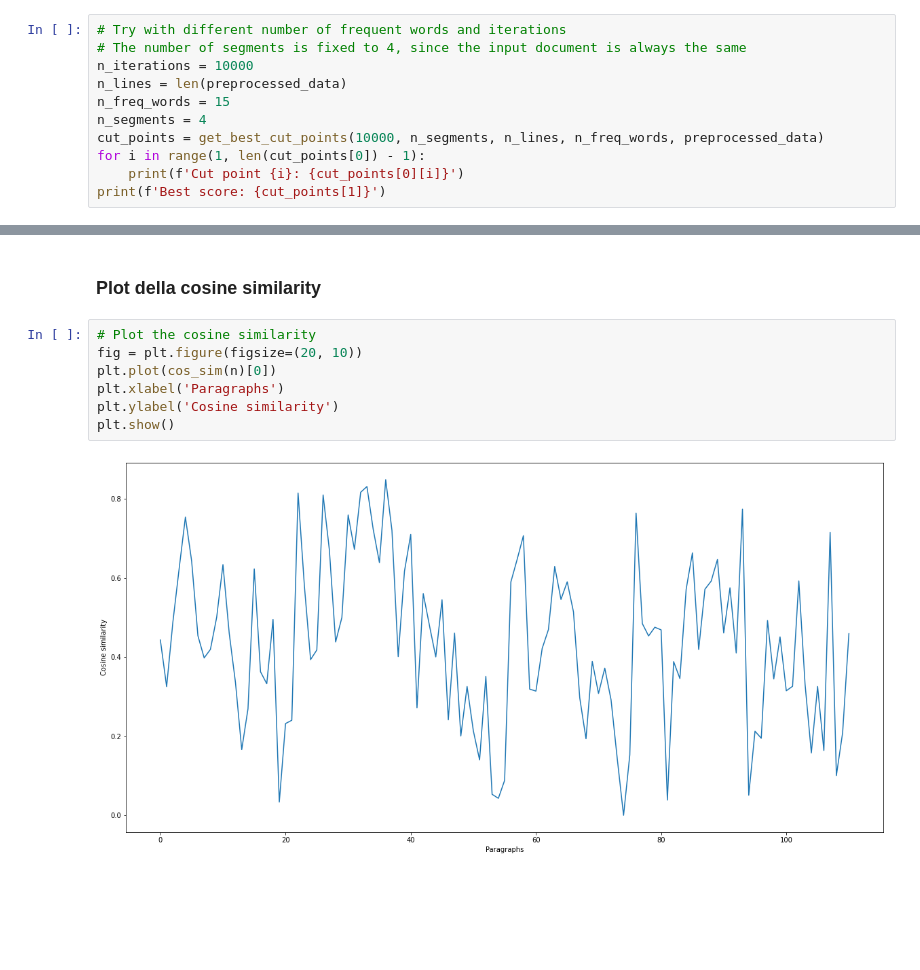
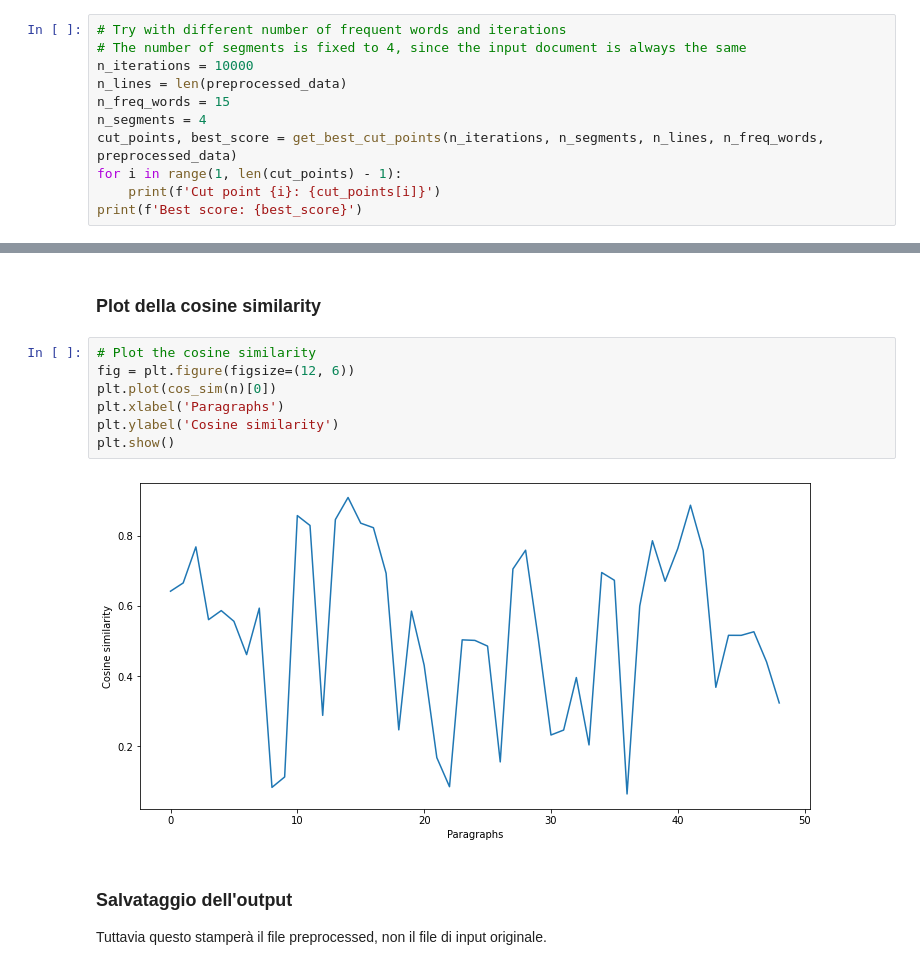
Before and after one commit to jakbtg/TLN, a Jupyter notebook: Di Caro/src/4-segmentation.ipynb, the cells around one changed output, grey strips where cells are left out. Drawn from its saved outputs; the diff is of its cells as text; blank space fills up the shorter version.

```diff
--- a/Di Caro/src/4-segmentation.ipynb
+++ b/Di Caro/src/4-segmentation.ipynb
@@ -120,9 +120,9 @@ n_iterations = 10000
 n_lines = len(preprocessed_data)
 n_freq_words = 15
 n_segments = 4
-cut_points = get_best_cut_points(10000, n_segments, n_lines, n_freq_words, preprocessed_data)
-for i in range(1, len(cut_points[0]) - 1):
-    print(f'Cut point {i}: {cut_points[0][i]}')
-print(f'Best score: {cut_points[1]}')
+cut_points, best_score = get_best_cut_points(n_iterations, n_segments, n_lines, n_freq_words, preprocessed_data)
+for i in range(1, len(cut_points) - 1):
+    print(f'Cut point {i}: {cut_points[i]}')
+print(f'Best score: {best_score}')
 # %% [output]
 Cut point 1: 27
@@ -271,10 +263,14 @@ save_to_file(cut_doc(doc, get_cut_indexes(doc, n)), n)
 ### Plot della cosine similarity
 # %%
 # Plot the cosine similarity
-fig = plt.figure(figsize=(20, 10))
+fig = plt.figure(figsize=(12, 6))
 plt.plot(cos_sim(n)[0])
 plt.xlabel('Paragraphs')
 plt.ylabel('Cosine similarity')
 plt.show()
 # %% [output]
-[figure, old version]
+[figure, new version]
+# %% [markdown]
+### Salvataggio dell'output
+
+Tuttavia questo stamperà il file preprocessed, non il file di input originale.
```
Also changed, not shown: parts of 7 cells of this notebook, 1 other file.
